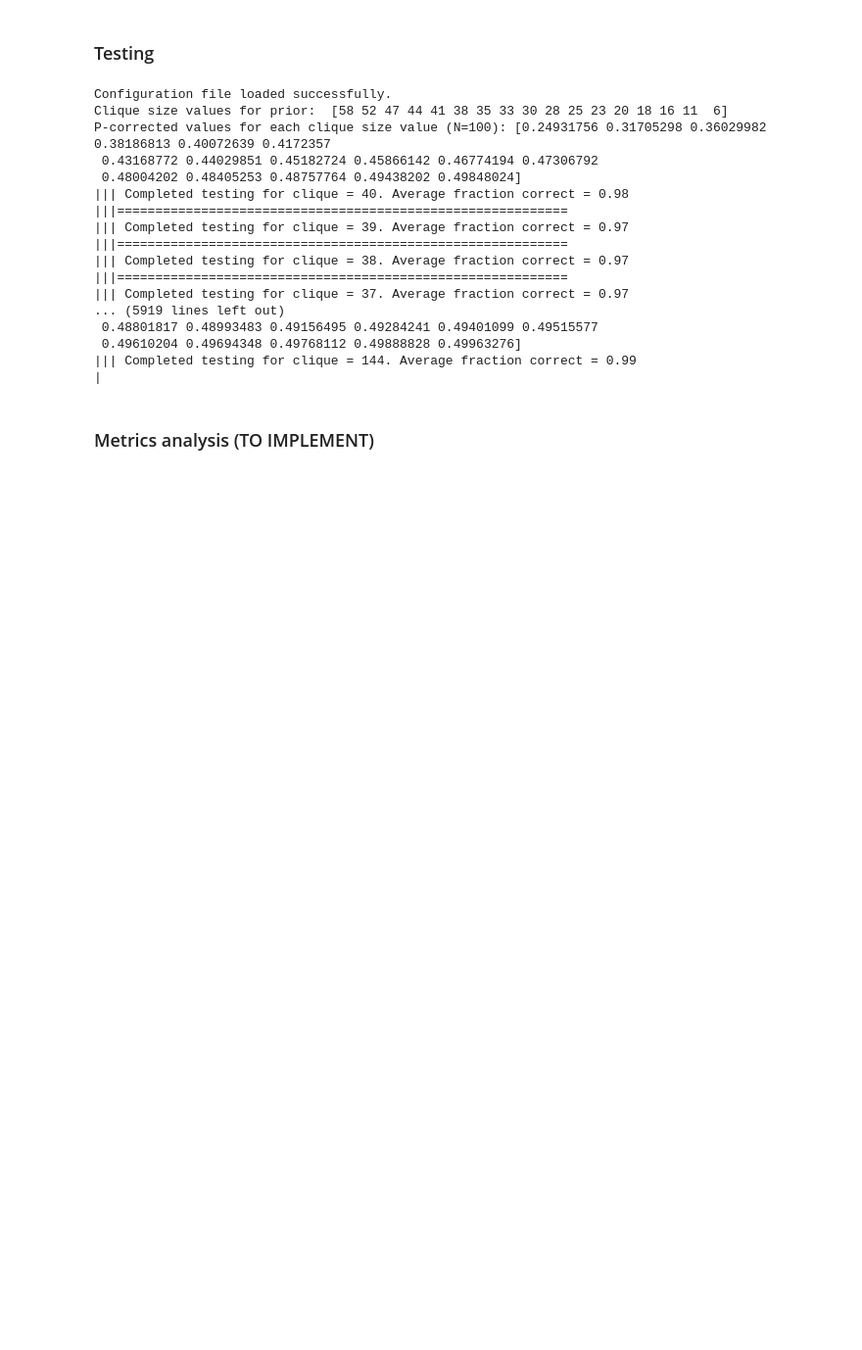
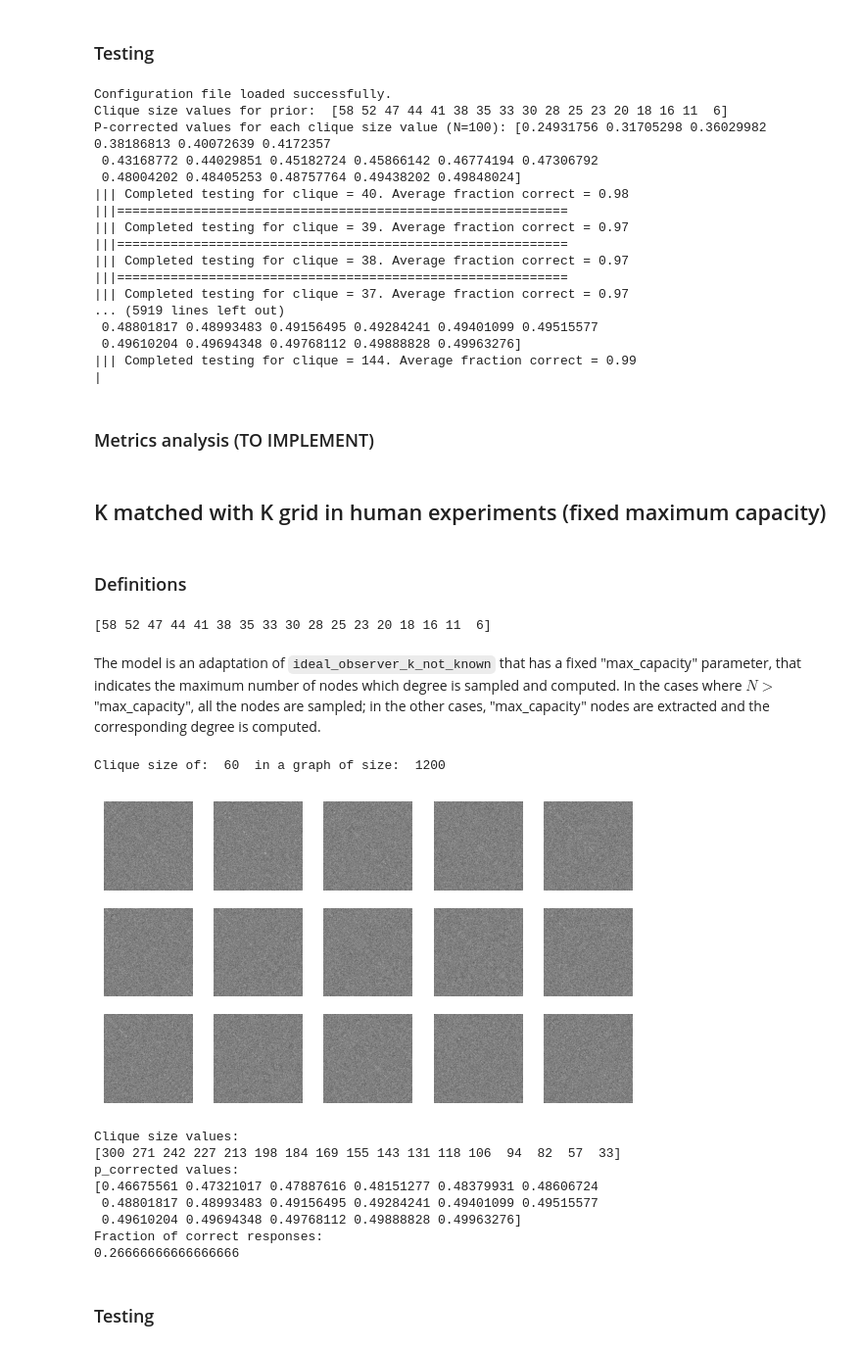
Before and after one commit to danieletirinnanzi/HUPLACLIP-NNs, a Jupyter notebook: scripts/Ideal-observer_performance/Ideal-observer_performance.ipynb, the cells around one changed output. Shown at 98% size. Drawn from its saved outputs; the diff is of its cells as text; code cells hidden in the pictures; blank space fills up the shorter version.

Commit message:
created and tested ideal observer with maximum capacity (150, 200, 300)

```diff
--- a/scripts/Ideal-observer_performance/Ideal-observer_performance.ipynb
+++ b/scripts/Ideal-observer_performance/Ideal-observer_performance.ipynb
@@ -1164,3 +1164,25 @@ P-corrected values for each clique size value (N=100): [0.24931756 0.31705298 0.
 |
 # %% [markdown]
 ### Metrics analysis (TO IMPLEMENT)
+# %% [markdown]
+## K matched with K grid in human experiments (fixed maximum capacity)
+# %% [markdown]
+### Definitions
+# %%
+# defining grid of K values (sqrt-grid) used in human experiments:
+K_grid_human_exps = {
+    100: np.array([58, 52, 47, 44, 41, 38, 35, 33, 30, 28, 25, 23, 20, 18, 16, 11,  6]),
+    150: np.array([90, 82, 73, 68, 64, 60, 55, 51, 47, 43, 39, 36, 32, 28, 25, 17, 10]),
+    200: np.array([114, 103,  92,  86,  81,  75,  70,  64,  59,  54,  50,  45, 40, 36,  31,  22,  13]),
+    300: np.array([150, 136, 121, 114, 107,  99,  92,  85,  78,  72,  66,  59,  53, 47,  41,  29,  17]),
+    400: np.array([180, 162, 145, 136, 127, 118, 110, 101,  93,  86,  78,  71,  63, 56,  49,  34,  20]),
+    480: np.array([200, 181, 161, 151, 142, 132, 123, 113, 103,  95,  87,  79,  71, 63,  55,  38,  22]),
+    600: np.array([227, 205, 183, 172, 161, 150, 139, 128, 117, 108,  99,  89,  80, 71,  62,  43,  25]),
+    800: np.array([266, 240, 215, 201, 189, 176, 163, 150, 137, 127, 116, 105,  94, 83,  73,  51,  29]),
+    1200: np.array([300, 271, 242, 227, 213, 198, 184, 169, 155, 143, 131, 118, 106, 94,  82,  57,  33])
+}
+print(K_grid_human_exps[100])
+# %% [output]
+[58 52 47 44 41 38 35 33 30 28 25 23 20 18 16 11  6]
+# %% [markdown]
+The model is an adaptation of `ideal_observer_k_not_known` that has a fixed "max_capacity" parameter, that indicates the maximum number of nodes which degree is sampled and computed. In the cases where $N > $ "max_capacity", all the nodes are sampled; in the other cases, "max_capacity" nodes are extracted and the corresponding degree is computed.
@@ -1166,0 +1266,42 @@ P-corrected values for each clique size value (N=100): [0.24931756 0.31705298 0.
+# %%
+# test of model on task instance
+N_value = 1200   #CHANGE THIS
+clique_size_fraction = 0.05 # CHANGE THIS
+max_capacity = 150  #CHANGE THIS
+print("Clique size of: ", int(clique_size_fraction*N_value), " in a graph of size: ", N_value)
+# visualizing input for 15 graphs, "p_reduce"
+graphs_with_clique = graphs_gen.generate_batch(15, N_value, np.repeat([int(clique_size_fraction*N_value)],15), "p_reduce", False, p_clique=1)
+# Show 15 graphs
+fig, axes = plt.subplots(3, 5, figsize=(7, 4))
+for i in range(15):
+    row = i // 5
+    col = i % 5
+    axes[row, col].imshow(np.squeeze(graphs_with_clique[0][i]), cmap='gray_r')
+    axes[row, col].axis('off')
+plt.show()
+# testing ideal observer on this graph:
+clique_size_values = K_grid_human_exps[N_value]
+p_corrected_values = p_correction(0.5, N_value, clique_size_values)
+
+# DEBUGGING
+print("Clique size values:")
+print(clique_size_values)
+print("p_corrected values:")
+print(p_corrected_values)
+
+decision_variable = ideal_observer_k_not_known_max_capacity(graphs_with_clique[0], N_value, clique_size_values, p_corrected_values, max_capacity)
+print("Fraction of correct responses:")
+print(np.sum(decision_variable == graphs_with_clique[1]) / 15)
+# %% [output]
+Clique size of:  60  in a graph of size:  1200
+[figure, added]
+Clique size values:
+[300 271 242 227 213 198 184 169 155 143 131 118 106  94  82  57  33]
+p_corrected values:
+[0.46675561 0.47321017 0.47887616 0.48151277 0.48379931 0.48606724
+ 0.48801817 0.48993483 0.49156495 0.49284241 0.49401099 0.49515577
+ 0.49610204 0.49694348 0.49768112 0.49888828 0.49963276]
+Fraction of correct responses:
+0.26666666666666666
+# %% [markdown]
+### Testing
```
Also changed, not shown: parts of 3 cells of this notebook, 55 other files.
